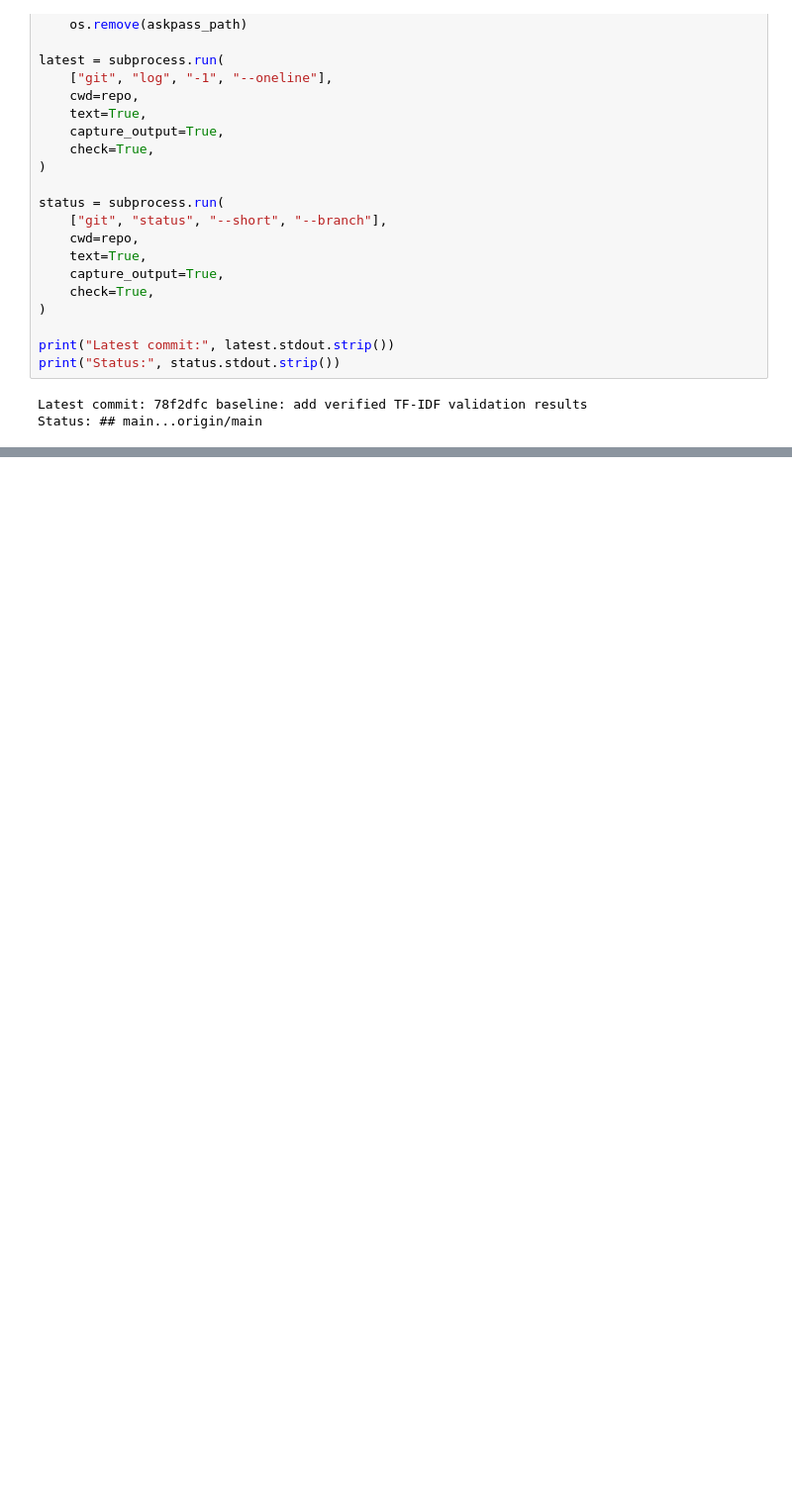
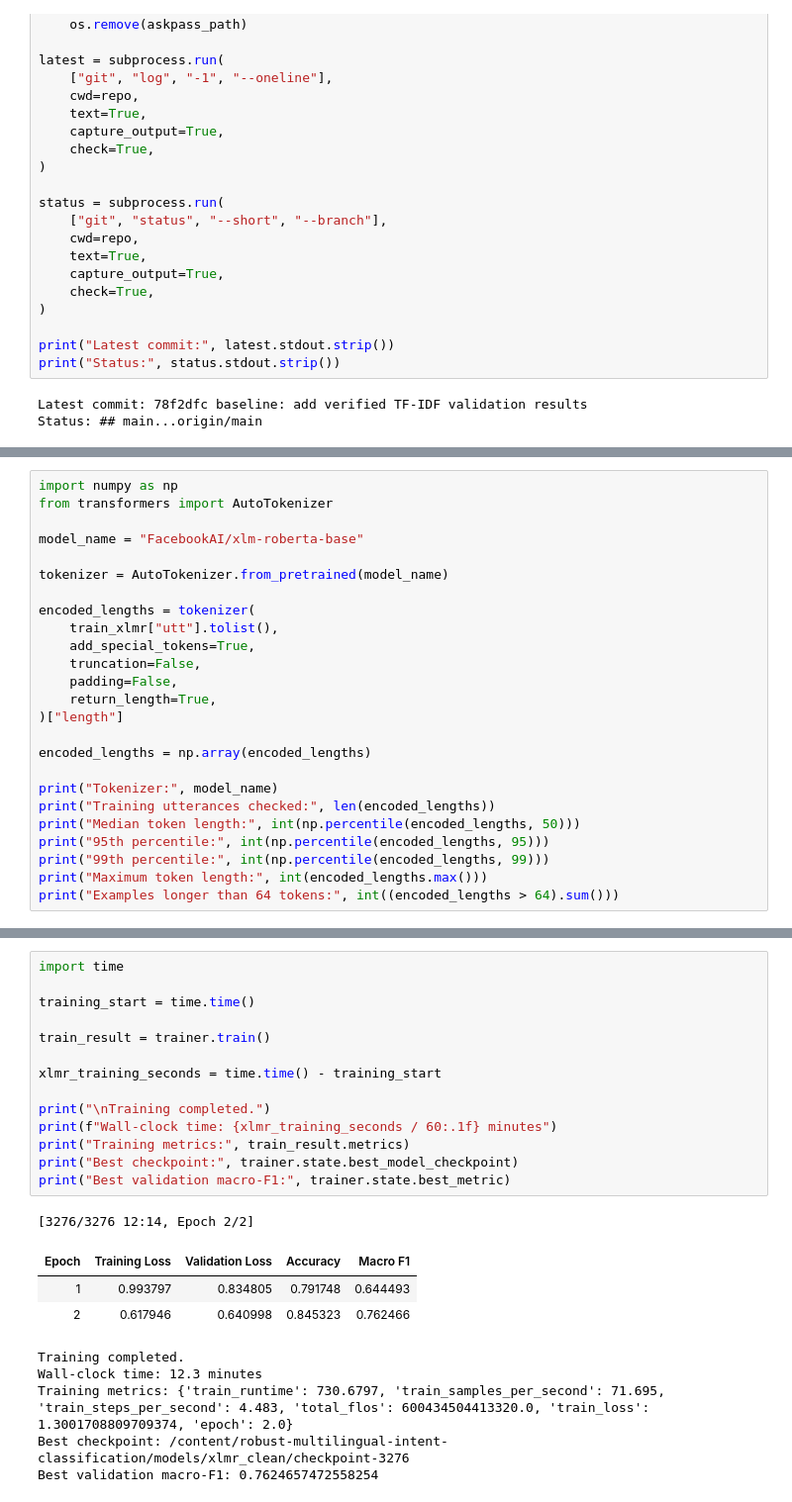
Before and after one commit to sharath7-dev/robust-multilingual-intent-classification, a Jupyter notebook: notebooks/phase1_dataset_verification_tfidf.ipynb, the cells around one changed output, grey strips where cells are left out. Shown at 99% size. Drawn from its saved outputs; the diff is of its cells as text; blank space fills up the shorter version.

Commit message:
add clean XLM-R training and validation

```diff
--- a/notebooks/phase1_dataset_verification_tfidf.ipynb
+++ b/notebooks/phase1_dataset_verification_tfidf.ipynb
@@ -1011,0 +1198,25 @@ Status: ## main...origin/main
+# %%
+import numpy as np
+from transformers import AutoTokenizer
+
+model_name = "FacebookAI/xlm-roberta-base"
+
+tokenizer = AutoTokenizer.from_pretrained(model_name)
+
+encoded_lengths = tokenizer(
+    train_xlmr["utt"].tolist(),
+    add_special_tokens=True,
+    truncation=False,
+    padding=False,
+    return_length=True,
+)["length"]
+
+encoded_lengths = np.array(encoded_lengths)
+
+print("Tokenizer:", model_name)
+print("Training utterances checked:", len(encoded_lengths))
+print("Median token length:", int(np.percentile(encoded_lengths, 50)))
+print("95th percentile:", int(np.percentile(encoded_lengths, 95)))
+print("99th percentile:", int(np.percentile(encoded_lengths, 99)))
+print("Maximum token length:", int(encoded_lengths.max()))
+print("Examples longer than 64 tokens:", int((encoded_lengths > 64).sum()))
@@ -1011,0 +1483,24 @@ Status: ## main...origin/main
+# %%
+import time
+
+training_start = time.time()
+
+train_result = trainer.train()
+
+xlmr_training_seconds = time.time() - training_start
+
+print("\nTraining completed.")
+print(f"Wall-clock time: {xlmr_training_seconds / 60:.1f} minutes")
+print("Training metrics:", train_result.metrics)
+print("Best checkpoint:", trainer.state.best_model_checkpoint)
+print("Best validation macro-F1:", trainer.state.best_metric)
+# %% [output]
+[3276/3276 12:14, Epoch 2/2]
+| Epoch | Training Loss | Validation Loss | Accuracy | Macro F1 |
+| 1 | 0.993797 | 0.834805 | 0.791748 | 0.644493 |
+| 2 | 0.617946 | 0.640998 | 0.845323 | 0.762466 |
+Training completed.
+Wall-clock time: 12.3 minutes
+Training metrics: {'train_runtime': 730.6797, 'train_samples_per_second': 71.695, 'train_steps_per_second': 4.483, 'total_flos': 600434504413320.0, 'train_loss': 1.3001708809709374, 'epoch': 2.0}
+Best checkpoint: /content/robust-multilingual-intent-classification/models/xlmr_clean/checkpoint-3276
+Best validation macro-F1: 0.7624657472558254
```
Also changed, not shown: parts of 14 cells of this notebook.
